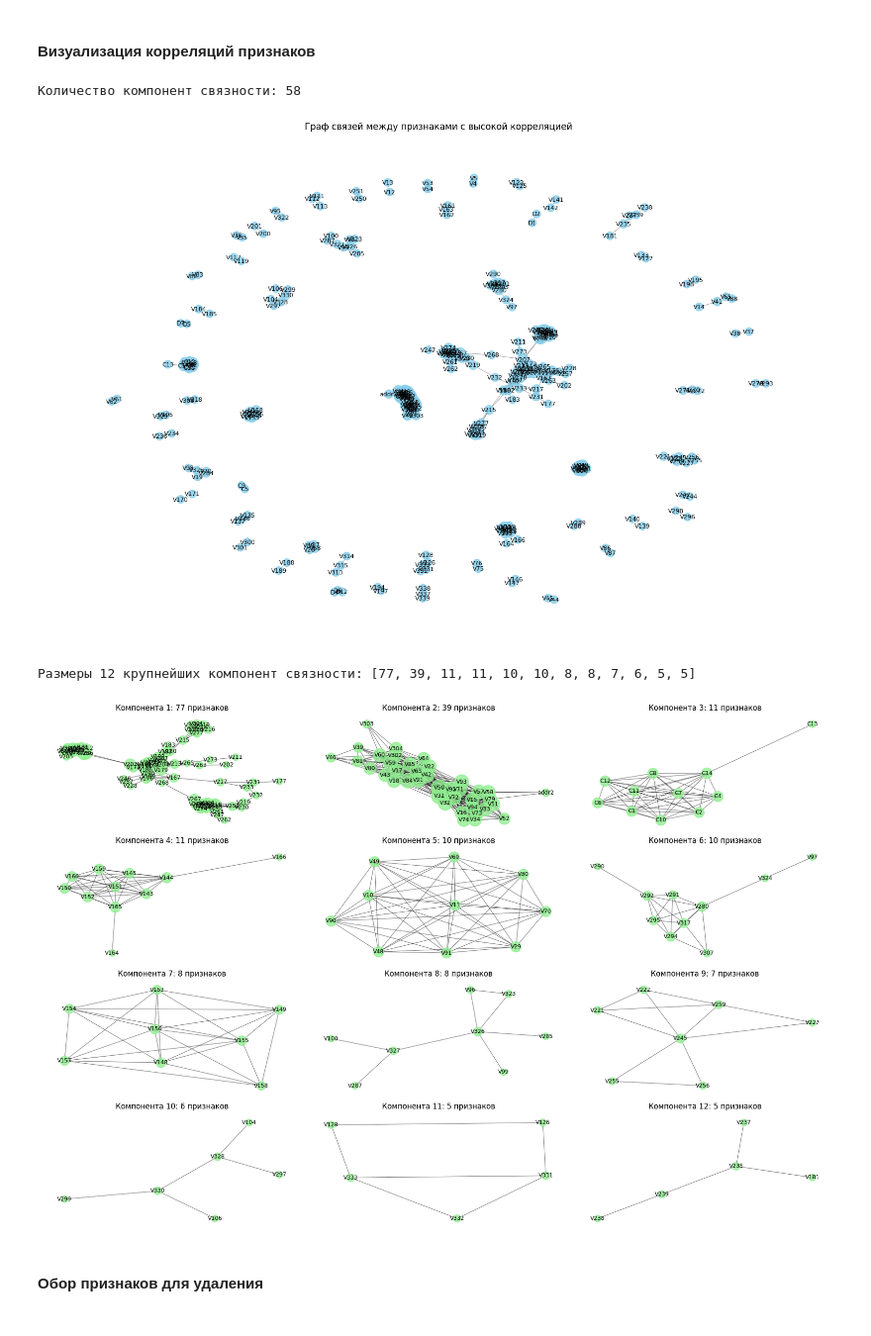
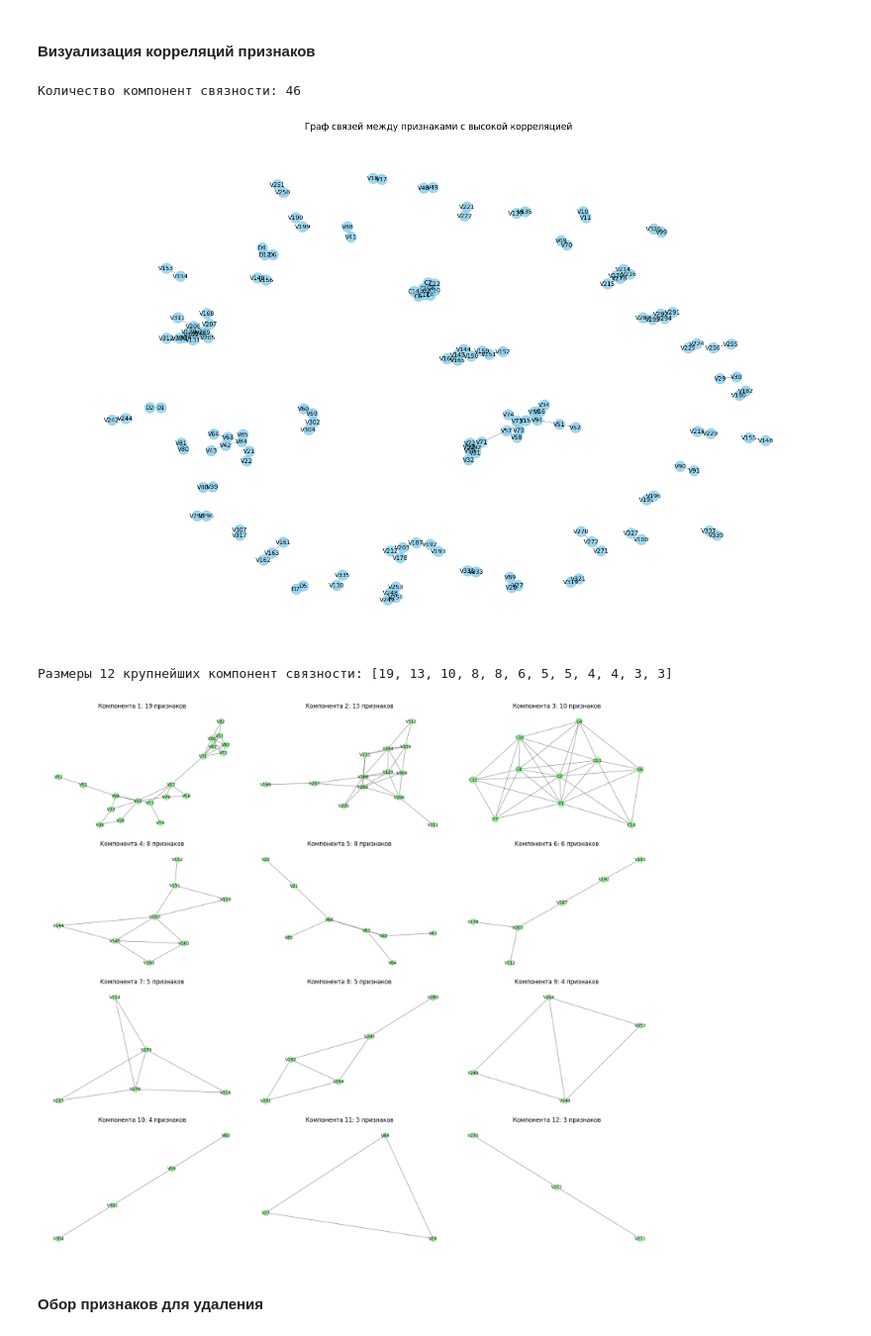
Before and after one commit to psaw/hse-ai24-ml, a Jupyter notebook: hw-7/ML_AI24_HT7.ipynb, the cells around one changed output. Shown at 99% size. Saved outputs shown, nothing was run; the diff lists cells and outputs as text; code cells hidden in the pictures.

```diff
--- a/hw-7/ML_AI24_HT7.ipynb
+++ b/hw-7/ML_AI24_HT7.ipynb
@@ -77,7 +77,7 @@ df_train = train_transaction.merge(train_identity, how='left', on='TransactionID
 
 df_test = test_transaction.merge(test_identity, how='left', on='TransactionID')
 # %%
-df_train.drop(['TransactionID', 'TransactionDT'], axis=1, inplace=True)
-df_test.drop(['TransactionID', 'TransactionDT'], axis=1, inplace=True)
+# df_train.drop(['TransactionID', 'TransactionDT'], axis=1, inplace=True)
+# df_test.drop(['TransactionID', 'TransactionDT'], axis=1, inplace=True)
 df_train.shape, df_test.shape
 # %% [output]
@@ -233,7 +226,7 @@ df_test = reduce_mem_usage(df_test)
 # %%
-X_train = df_train.drop('isFraud', axis=1)
+X_train = df_train.drop(['TransactionID', 'TransactionDT', 'isFraud'], axis=1)
 y_train = df_train['isFraud']
-X_test = df_test.copy()
+X_test = df_test.drop(['TransactionID', 'TransactionDT'], axis=1)
 # %%
 numeric_features = X_train.select_dtypes(exclude=['object', 'category']).columns.tolist()
 categorical_features = X_train.select_dtypes(include=['object', 'category']).columns.tolist()
@@ -239,0 +256,26 @@ categorical_features = X_train.select_dtypes(include=['object', 'category']).col
+# %%
+import datetime
+
+stepDT = 86400
+df_train['day'] = (df_train['TransactionDT'] // stepDT).astype('uint8')
+df_train['weekday'] = df_train['day'].pipe(lambda x: (x+3) % 7).astype('category')
+df_train['is_weekend'] = df_train['weekday'].isin([5, 6]).astype('uint8')
+
+# сделаем смелое предположение, что начало данных - это 07.12.2018
+# тогда данные неплохо ложатся на календарь
+start_day = datetime.datetime(2018, 12, 6)
+# построим гистограмму распределения по порядковым номерам дней
+plt.figure(figsize=(20, 3))
+sns.histplot(data=df_train, x=df_train['day'], bins=121, hue='is_weekend', palette=['blue', 'red'], binrange=(1, 122))
+plt.xlim(1, 122)
+
+# Добавим метки для особых дат
+special_days = [1, 22, 25, 29, 34, 63, 70, 79, 92, 121]
+for day in special_days:
+    plt.axvline(x=day, color='green', linestyle='--', alpha=0.5)
+    date = start_day + datetime.timedelta(days=day)
+    plt.text(day, plt.ylim()[1], date.strftime("%d.%m.%Y"), rotation=90, verticalalignment='bottom')
+
+plt.xticks(special_days)
+
+plt.show()
@@ -549,6 +645,6 @@ plt.show()
 # %%
 # Находим признаки с корреляцией выше порога
-THRESHOLD_CORRELATION = 0.85
+THRESHOLD_CORRELATION = 0.95
 high_corr = (correlation_matrix.abs() > THRESHOLD_CORRELATION).sum() - 1  # вычитаем 1, чтобы не учитывать корреляцию признака с самим собой
 high_corr = high_corr[high_corr > 0].sort_values(ascending=False)
 
@@ -612,9 +708,8 @@ pos = nx.spring_layout(G, seed=42)
 
 # Определяем размер узлов в зависимости от количества связей
 node_size = [100 + 10 * len(high_corr_features.get(node, [])) for node in G.nodes()]
-
 # Рисуем граф
-nx.draw_networkx_nodes(G, pos, node_size=node_size, node_color='skyblue', alpha=0.8)
+nx.draw_networkx_nodes(G, pos, node_size=node_size[0] if node_size else 100, node_color='skyblue', alpha=0.8)
 nx.draw_networkx_edges(G, pos, width=0.5, alpha=0.5)
 nx.draw_networkx_labels(G, pos, font_size=8, font_family='sans-serif')
 
@@ -623,42 +718,42 @@ plt.axis('off')
 plt.tight_layout()
 plt.show()
 # %% [output]
-Количество компонент связности: 58
+Количество компонент связности: 46
-[figure, old version]
+[figure, new version]
 # %%
 # Визуализируем самые крупные компоненты связности
 NUMBER_OF_LARGEST_COMPONENTS = 12
 largest_components = sorted(connected_components, key=len, reverse=True)[:NUMBER_OF_LARGEST_COMPONENTS]
 print(f"Размеры {NUMBER_OF_LARGEST_COMPONENTS} крупнейших компонент связности: {[len(comp) for comp in largest_components]}")
 
 # Создаем подграфы для крупнейших компонент
-plt.figure(figsize=(18, 12))
+plt.figure(figsize=(18, 16))
 for i, component in enumerate(largest_components):
     if len(component) > 1:  # Визуализируем только если в компоненте больше 1 узла
         plt.subplot((NUMBER_OF_LARGEST_COMPONENTS+1)//3, 3, i+1)
 
         # Создаем подграф для компоненты
         subgraph = G.subgraph(component)
 
         # Размещаем узлы
         subpos = nx.spring_layout(subgraph, seed=i)
 
         # Определяем размер узлов
         subnode_size = [100 + 20 * len(high_corr_features.get(node, [])) for node in subgraph.nodes()]
 
         # Рисуем подграф
-        nx.draw_networkx_nodes(subgraph, subpos, node_size=subnode_size, node_color='lightgreen', alpha=0.8)
+        nx.draw_networkx_nodes(subgraph, subpos, node_size=subnode_size[0], node_color='lightgreen', alpha=0.8)
         nx.draw_networkx_edges(subgraph, subpos, width=0.7, alpha=0.6)
         nx.draw_networkx_labels(subgraph, subpos, font_size=9, font_family='sans-serif')
 
         plt.title(f'Компонента {i+1}: {len(component)} признаков')
         plt.axis('off')
 
 plt.tight_layout()
 plt.show()
 # %% [output]
-Размеры 12 крупнейших компонент связности: [77, 39, 11, 11, 10, 10, 8, 8, 7, 6, 5, 5]
+Размеры 12 крупнейших компонент связности: [19, 13, 10, 8, 8, 6, 5, 5, 4, 4, 3, 3]
-[figure, old version]
+[figure, new version]
 # %% [markdown]
 #### Обор признаков для удаления
 # %% [markdown]
```
Also changed, not shown: parts of 61 cells of this notebook, 1 other file.
